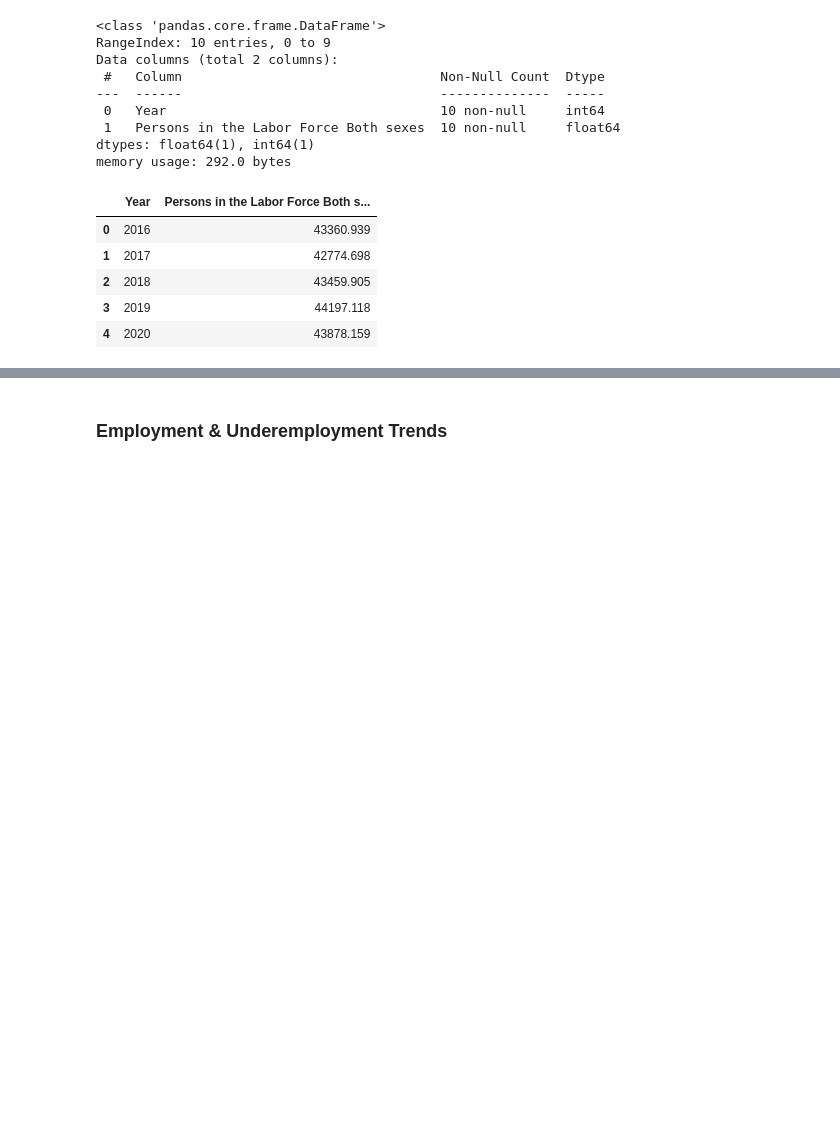
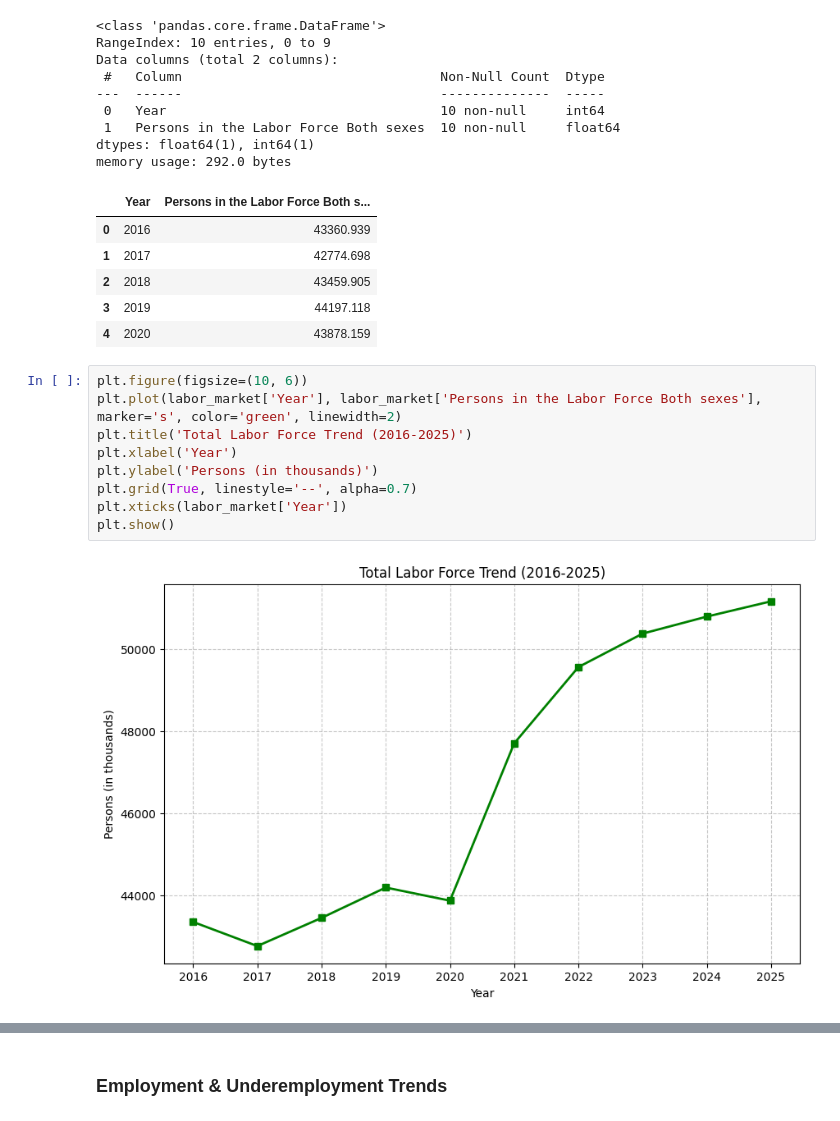
Before and after one commit to FrinceNacion/Philippine-Labor-2016-2025-Market-Analysis, a Jupyter notebook: notebook.ipynb, the cells around one changed output, grey strips where cells are left out. Saved outputs shown, nothing was run; the diff lists cells and outputs as text; blank space fills up the shorter version.

```diff
--- a/notebook.ipynb
+++ b/notebook.ipynb
@@ -225,3 +225,14 @@ memory usage: 292.0 bytes
 | 2 | 2018 | 43459.905 |
 | 3 | 2019 | 44197.118 |
 | 4 | 2020 | 43878.159 |
+# %%
+plt.figure(figsize=(10, 6))
+plt.plot(labor_market['Year'], labor_market['Persons in the Labor Force Both sexes'], marker='s', color='green', linewidth=2)
+plt.title('Total Labor Force Trend (2016-2025)')
+plt.xlabel('Year')
+plt.ylabel('Persons (in thousands)')
+plt.grid(True, linestyle='--', alpha=0.7)
+plt.xticks(labor_market['Year'])
+plt.show()
+# %% [output]
+[figure, added]
```
Also changed, not shown: parts of 3 cells of this notebook.
